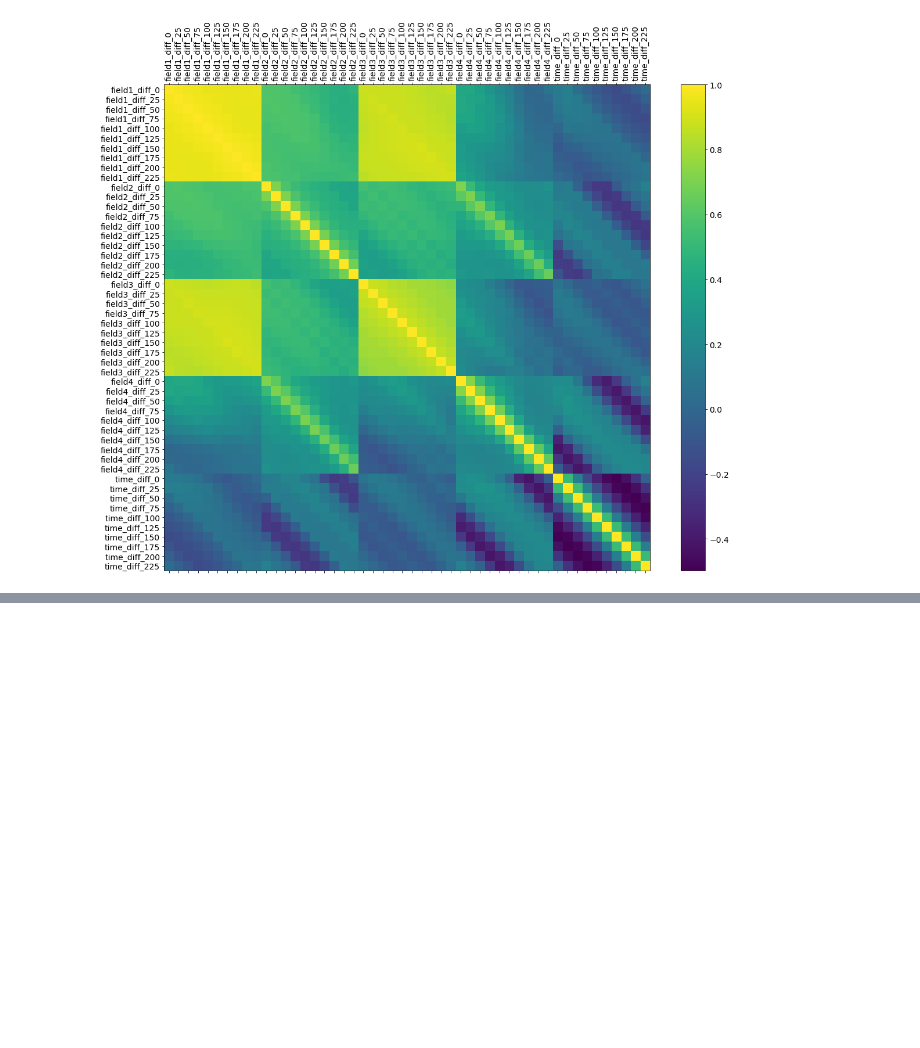
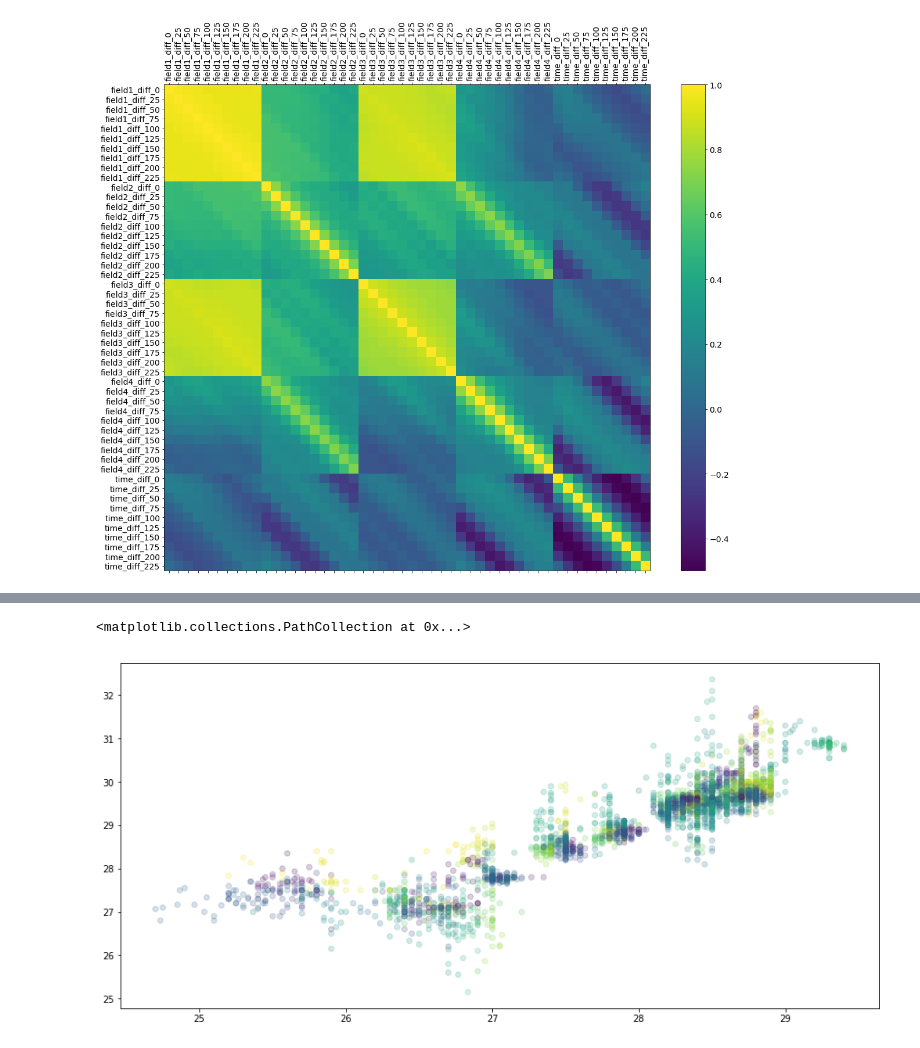
Before and after one commit to lfkopp/smarthome, a Jupyter notebook: 2-data_analysis.ipynb, the cells around one changed output, grey strips where cells are left out. Saved outputs shown, nothing was run; the diff lists cells and outputs as text; code cells hidden in the pictures; blank space fills up the shorter version.

```diff
--- a/2-data_analysis.ipynb
+++ b/2-data_analysis.ipynb
@@ -48,0 +63,5 @@ df.shape
+# %%
+plt.scatter(df.field1,df.field3,c=df.time,alpha=.2)
+# %% [output]
+<matplotlib.collections.PathCollection at 0x...>
+[figure, added]
```
Also changed, not shown: parts of 41 cells of this notebook, 5 other files.
